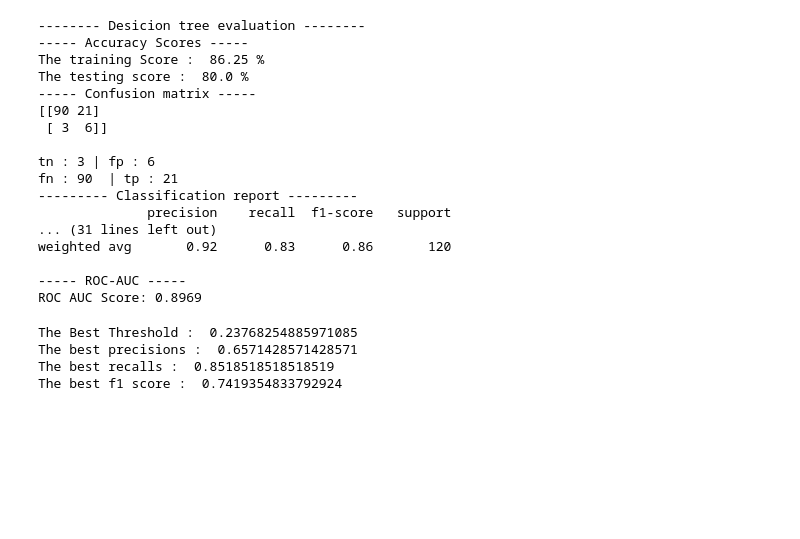
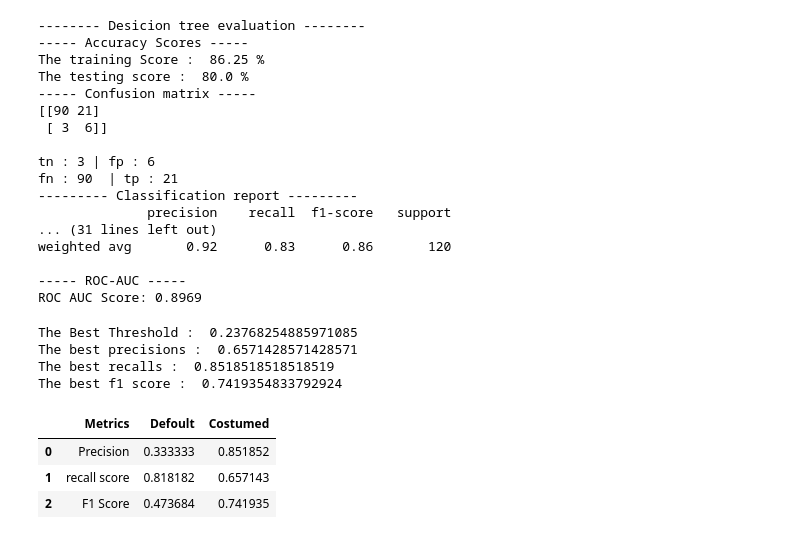
Before and after one commit to YS-Pundir/Applied-Machine-Learning-Workflows, a Jupyter notebook: Supervised Learning/Classification/Model-Evaluation/Assignment/file.ipynb, the cells around one changed output. Drawn from its saved outputs; the diff is of its cells as text; code cells hidden in the pictures; blank space fills up the shorter version.

Commit message:
adding the comparision table of metrics with diffrent metrics

```diff
--- a/Supervised Learning/Classification/Model-Evaluation/Assignment/file.ipynb
+++ b/Supervised Learning/Classification/Model-Evaluation/Assignment/file.ipynb
@@ -164,3 +165,26 @@ The Best Threshold :  0.23768254885971085
 The best precisions :  0.6571428571428571
 The best recalls :  0.8518518518518519
 The best f1 score :  0.7419354833792924
+# %%
+# Step 5
+prec_defoult=precision_score(y_pred_defoult,y_test)
+recall_defoult=recall_score(y_pred_defoult,y_test)
+f1_defoult=f1_score(y_test,y_pred_defoult)
+
+prec_custom=precision_score(y_pred_costume,y_test)
+recall_custom=recall_score(y_pred_costume,y_test)
+f1_custom=f1_score(y_test,y_pred_costume)
+
+comparision={
+    "Metrics":["Precision","recall score","F1 Score"],
+    "Defoult":[prec_defoult,recall_defoult,f1_defoult],
+    "Costumed":[prec_custom,recall_custom,f1_custom]
+
+}
+comp=pd.DataFrame(comparision)
+display(comp)
+# %% [output]
+|  | Metrics | Defoult | Costumed |
+| 0 | Precision | 0.333333 | 0.851852 |
+| 1 | recall score | 0.818182 | 0.657143 |
+| 2 | F1 Score | 0.473684 | 0.741935 |
```
Also changed, not shown: parts of 1 cell of this notebook, 1 other file.
